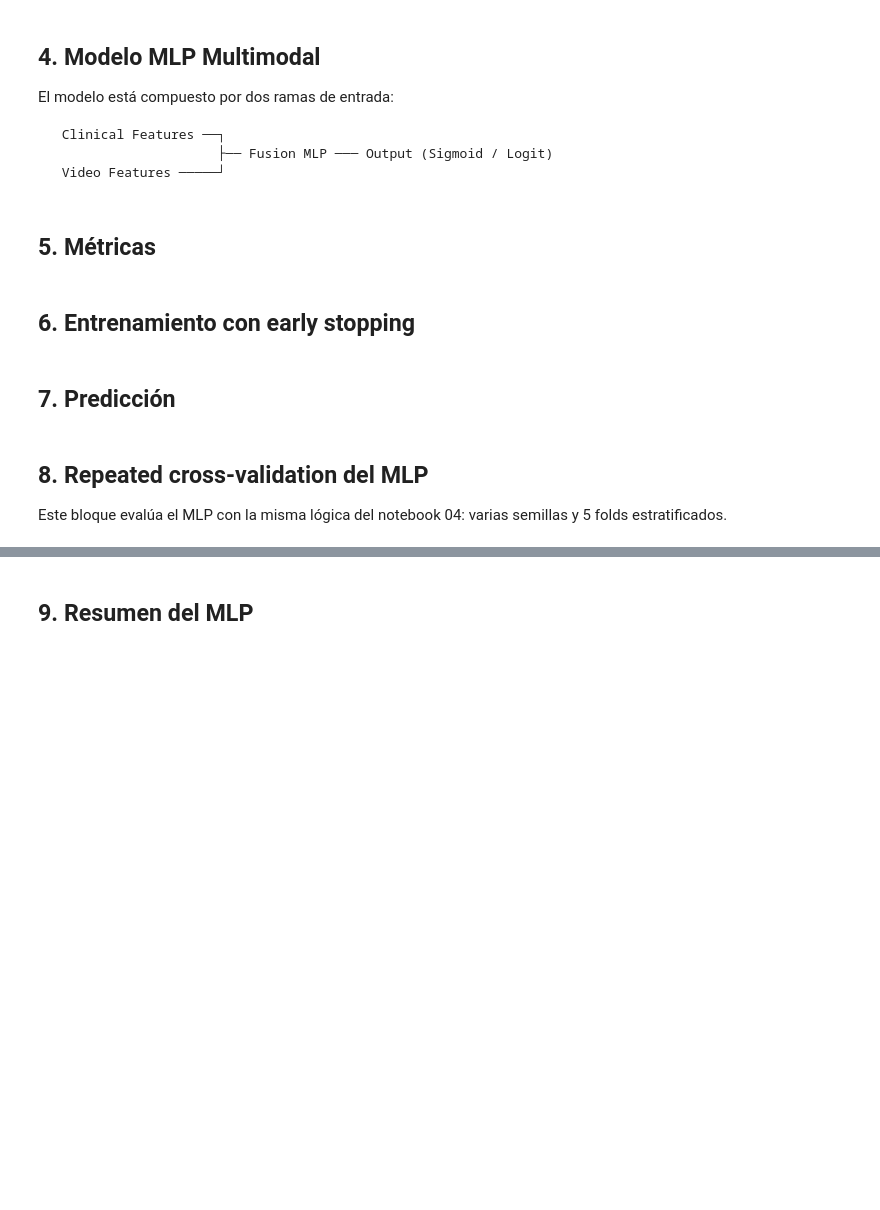
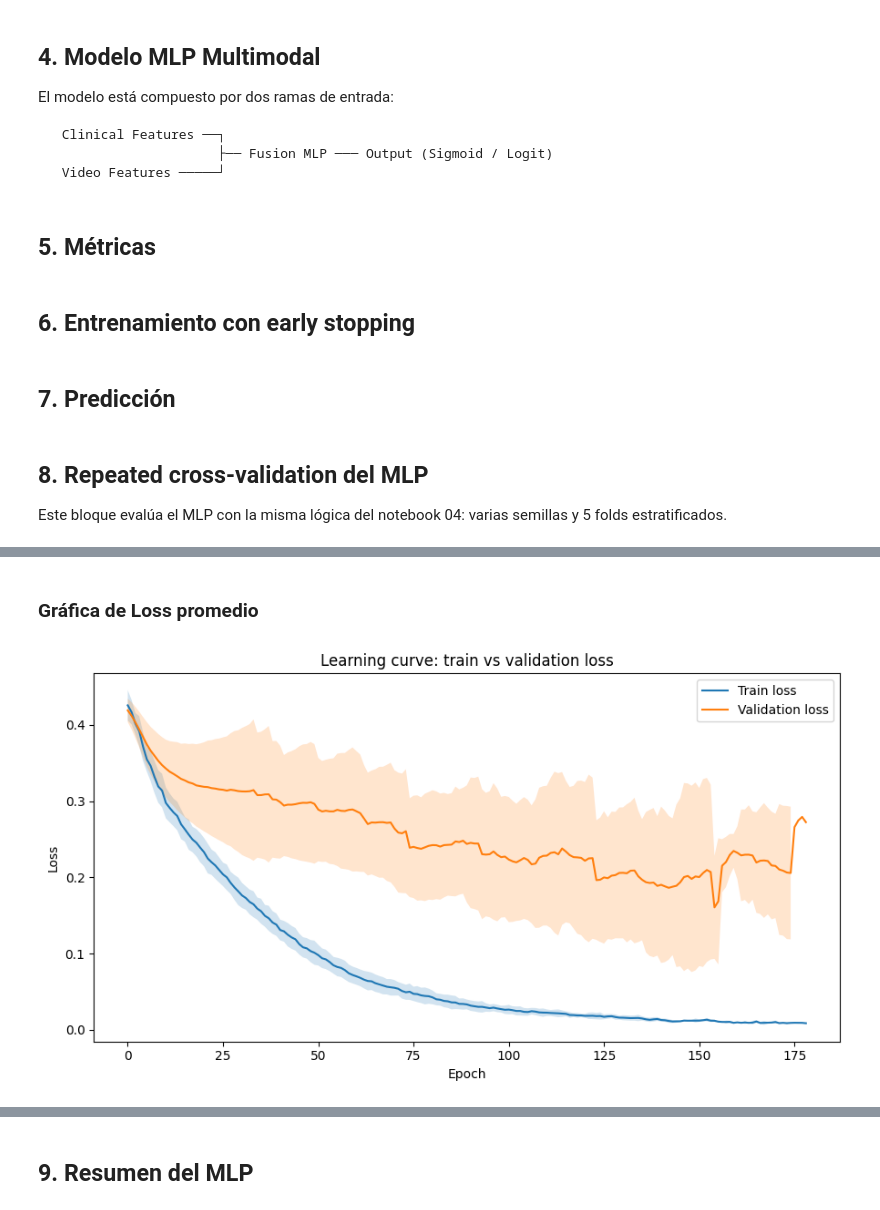
Before and after one commit to DavidLondo/DeepLearningFinal, a Jupyter notebook: notebooks/05_train_multimodal_mlp_pytorch.ipynb, the cells around one changed output, grey strips where cells are left out. Drawn from its saved outputs; the diff is of its cells as text; code cells hidden in the pictures; blank space fills up the shorter version.

```diff
--- a/notebooks/05_train_multimodal_mlp_pytorch.ipynb
+++ b/notebooks/05_train_multimodal_mlp_pytorch.ipynb
@@ -571,0 +622,51 @@ Seed=2026 | Fold=4
+# %% [markdown]
+### Gráfica de Loss promedio
+# %%
+history_summary = (
+    mlp_history_df
+    .groupby("epoch")
+    .agg(
+        train_loss_mean=("train_loss", "mean"),
+        train_loss_std=("train_loss", "std"),
+        val_loss_mean=("val_loss", "mean"),
+        val_loss_std=("val_loss", "std"),
+    )
+    .reset_index()
+)
+
+plt.figure(figsize=(9, 5))
+
+plt.plot(
+    history_summary["epoch"],
+    history_summary["train_loss_mean"],
+    label="Train loss",
+)
+
+plt.plot(
+    history_summary["epoch"],
+    history_summary["val_loss_mean"],
+    label="Validation loss",
+)
+
+plt.fill_between(
+    history_summary["epoch"],
+    history_summary["train_loss_mean"] - history_summary["train_loss_std"],
+    history_summary["train_loss_mean"] + history_summary["train_loss_std"],
+    alpha=0.2,
+)
+
+plt.fill_between(
+    history_summary["epoch"],
+    history_summary["val_loss_mean"] - history_summary["val_loss_std"],
+    history_summary["val_loss_mean"] + history_summary["val_loss_std"],
+    alpha=0.2,
+)
+
+plt.xlabel("Epoch")
+plt.ylabel("Loss")
+plt.title("Learning curve: train vs validation loss")
+plt.legend()
+plt.tight_layout()
+plt.show()
+# %% [output]
+[figure, added]
```
Also changed, not shown: parts of 16 cells of this notebook.
